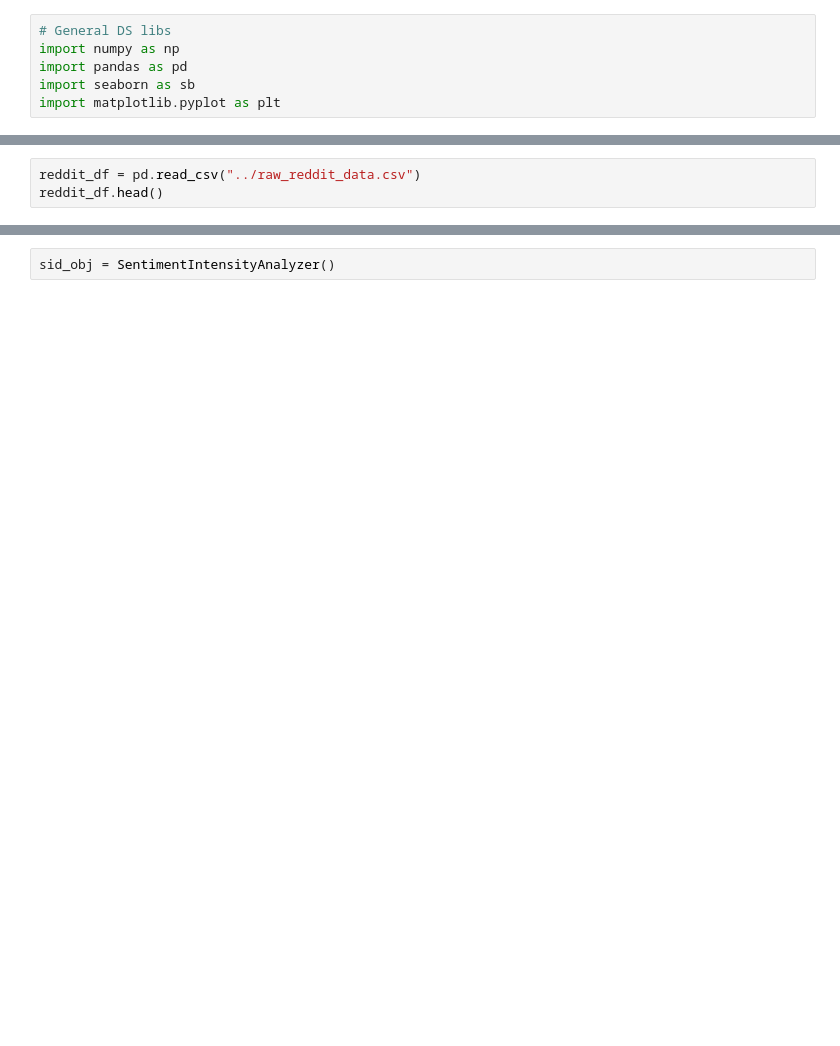
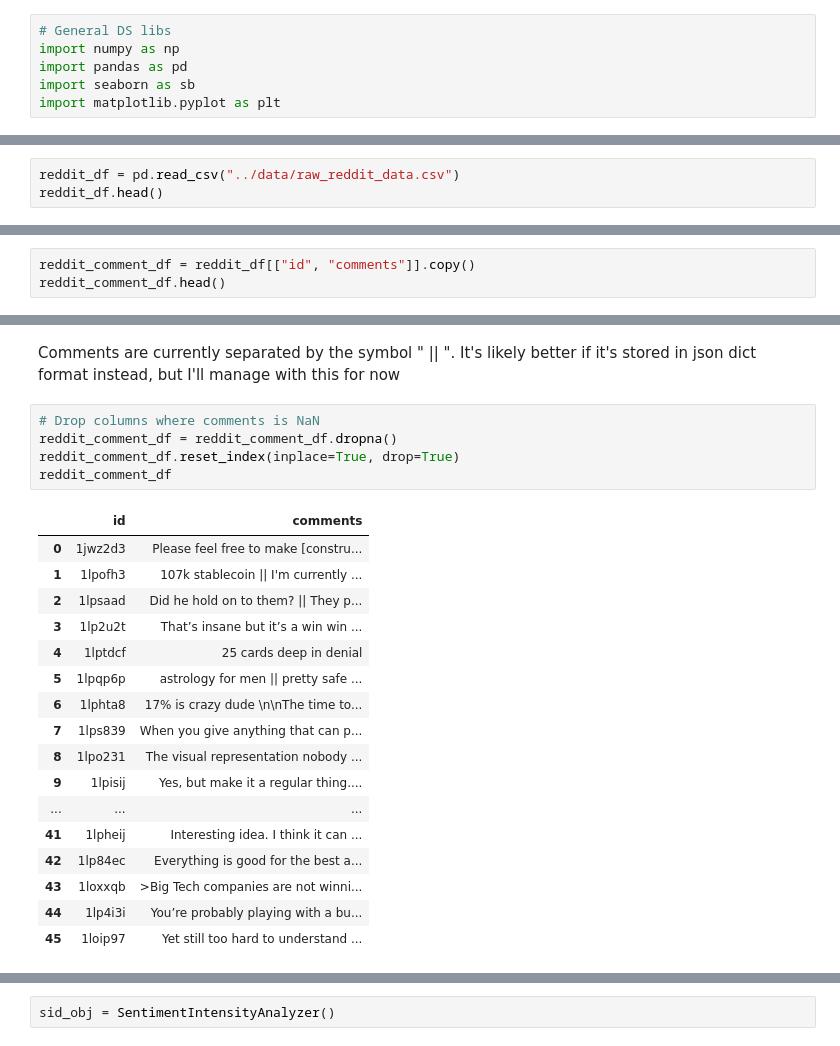
Before and after one commit to shejiac/sentiment_street, a Jupyter notebook: notebooks/sent_analysis.ipynb, the cells around one changed output, grey strips where cells are left out. Cells and saved outputs as stored; diff of their text form; blank space fills up the shorter version.

```diff
--- a/notebooks/sent_analysis.ipynb
+++ b/notebooks/sent_analysis.ipynb
@@ -34,5 +7,5 @@ def sentiment_scores(sentence):
 # %%
-reddit_df = pd.read_csv("../raw_reddit_data.csv")
+reddit_df = pd.read_csv("../data/raw_reddit_data.csv")
 reddit_df.head()
 # %% [output]
 |  | id | title | selftext | comments | score | created_utc | url | num_comments | flair | is_self |
@@ -43,0 +23,3 @@ reddit_df.head()
+# %%
+reddit_comment_df = reddit_df[["id", "comments"]].copy()
+reddit_comment_df.head()
@@ -43,0 +55,25 @@ reddit_df.head()
+# %% [markdown]
+Comments are currently separated by the symbol " || ". It's likely better if it's stored in json dict format instead, but I'll manage with this for now
+# %%
+# Drop columns where comments is NaN
+reddit_comment_df = reddit_comment_df.dropna()
+reddit_comment_df.reset_index(inplace=True, drop=True)
+reddit_comment_df
+# %% [output]
+|  | id | comments |
+| 0 | 1jwz2d3 | Please feel free to make [constru... |
+| 1 | 1lpofh3 | 107k stablecoin || I'm currently ... |
+| 2 | 1lpsaad | Did he hold on to them? || They p... |
+| 3 | 1lp2u2t | That’s insane but it’s a win win ... |
+| 4 | 1lptdcf | 25 cards deep in denial |
+| 5 | 1lpqp6p | astrology for men || pretty safe ... |
+| 6 | 1lphta8 | 17% is crazy dude \n\nThe time to... |
+| 7 | 1lps839 | When you give anything that can p... |
+| 8 | 1lpo231 | The visual representation nobody ... |
+| 9 | 1lpisij | Yes, but make it a regular thing.... |
+| ... | ... | ... |
+| 41 | 1lpheij | Interesting idea. I think it can ... |
+| 42 | 1lp84ec | Everything is good for the best a... |
+| 43 | 1loxxqb | >Big Tech companies are not winni... |
+| 44 | 1lp4i3i | You’re probably playing with a bu... |
+| 45 | 1loip97 | Yet still too hard to understand ... |
```
Also changed, not shown: parts of 39 cells of this notebook, 1 other file.
